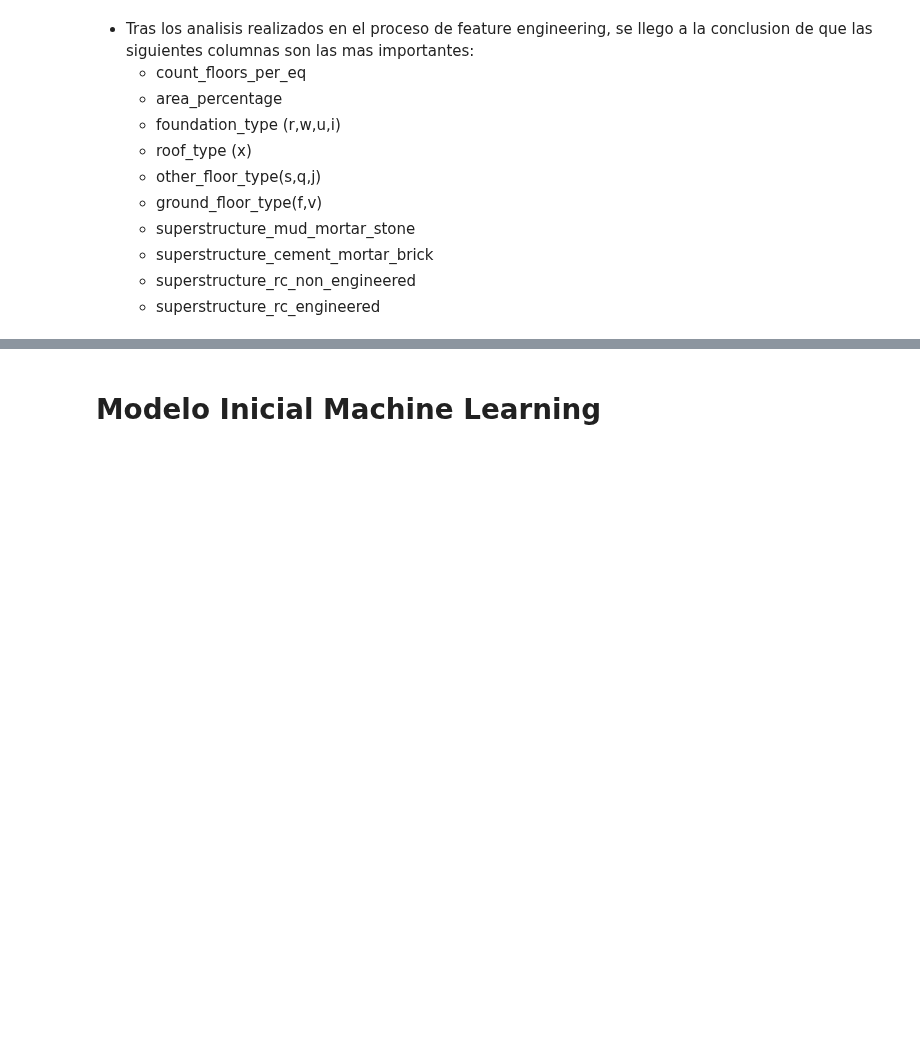
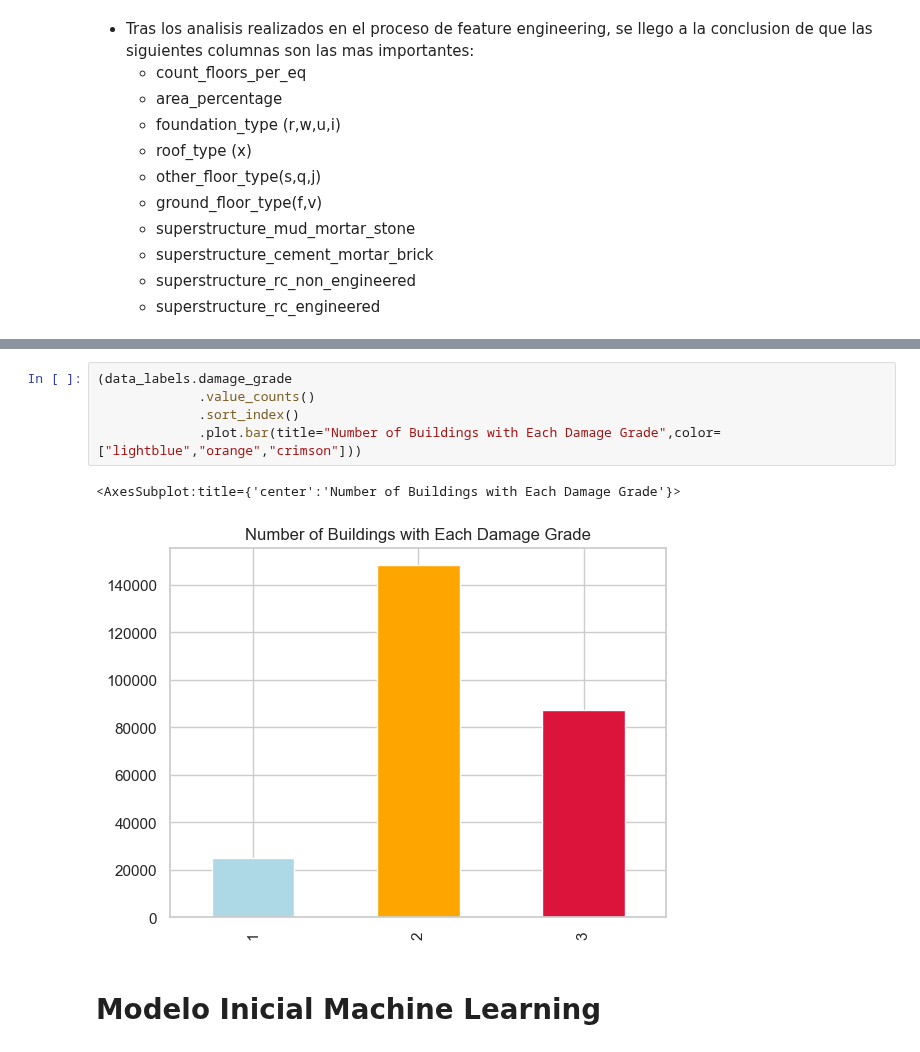
Before and after one commit to DanteReinaudo/EarthquakeDamagePrediction, a Jupyter notebook: tp2/modelo_machine_learning.ipynb, the cells around one changed output, grey strips where cells are left out. Cells and saved outputs as stored; diff of their text form; blank space fills up the shorter version.

```diff
--- a/tp2/modelo_machine_learning.ipynb
+++ b/tp2/modelo_machine_learning.ipynb
@@ -175,3 +152,11 @@ data_train
+# %%
+(data_labels.damage_grade
+             .value_counts()
+             .sort_index()
+             .plot.bar(title="Number of Buildings with Each Damage Grade",color=["lightblue","orange","crimson"]))
+# %% [output]
+<AxesSubplot:title={'center':'Number of Buildings with Each Damage Grade'}>
+[figure, added]
 # %% [markdown]
 # Modelo Inicial Machine Learning
 # %%
```
Also changed, not shown: parts of 28 cells of this notebook, 1 other file.
